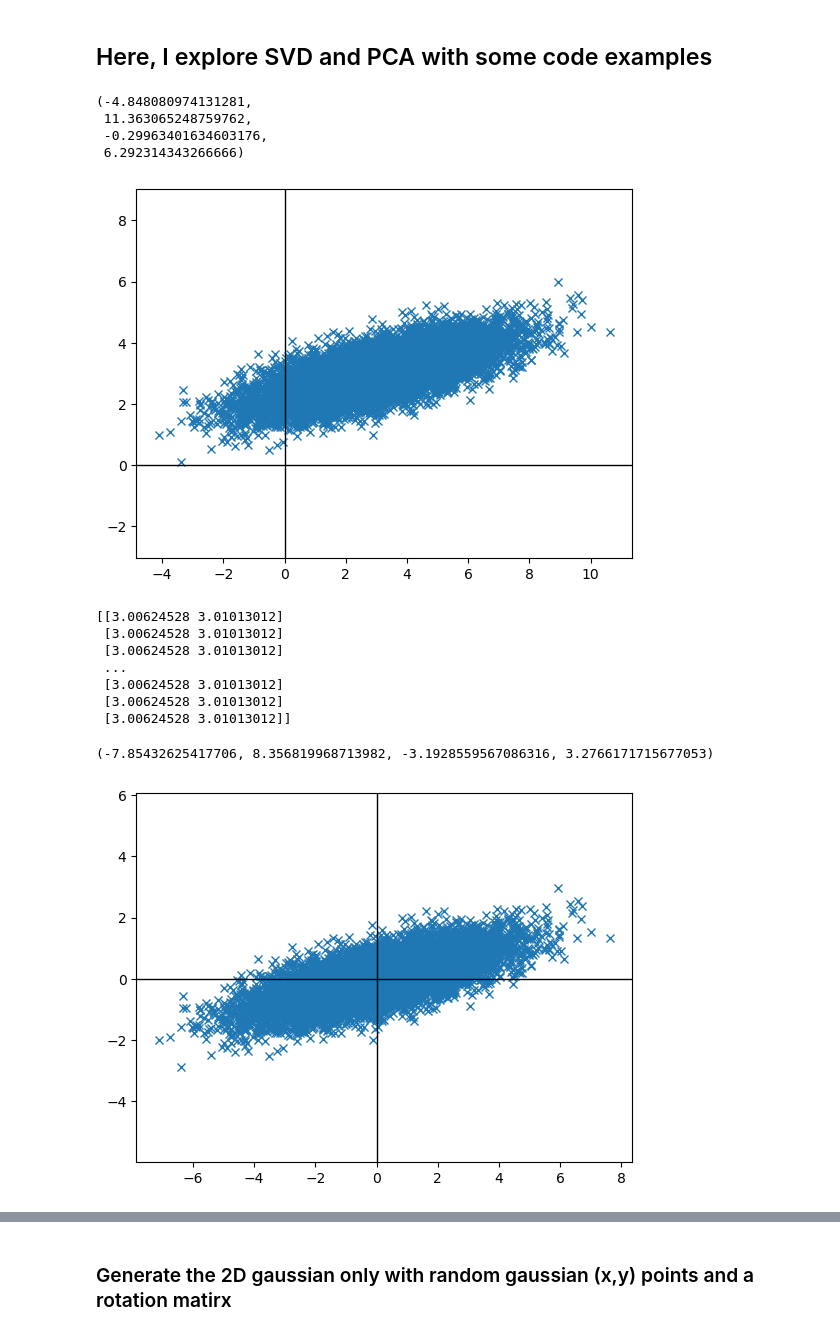
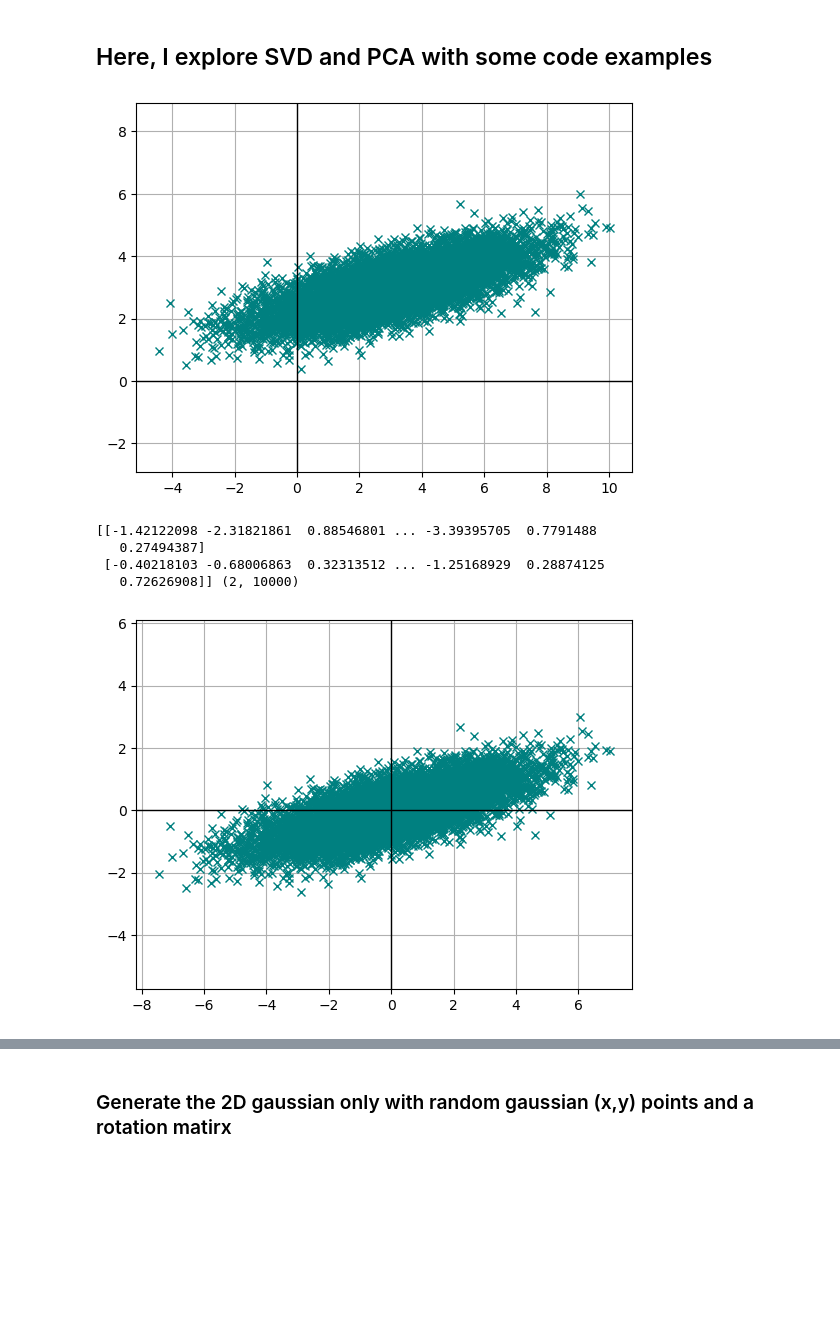
Before and after one commit to Veit21/ml_basics, a Jupyter notebook: notebooks/pca_test.ipynb, the cells around one changed output, grey strips where cells are left out. Drawn from its saved outputs; the diff is of its cells as text; code cells hidden in the pictures; blank space fills up the shorter version.

```diff
--- a/notebooks/pca_test.ipynb
+++ b/notebooks/pca_test.ipynb
@@ -11,42 +13,36 @@ cov = [[4, 1], [1, 0.5]]
 # %%
 x, y = np.random.multivariate_normal(mean, cov, 10000).T
 # %%
-plt.plot(x, y, 'x')
+plt.plot(x, y, 'x', color='teal')
 plt.axvline(0, color='black', linewidth=1)
 plt.axhline(0, color='black', linewidth=1)
 plt.axis('equal')
+plt.grid()
 # %% [output]
-(-4.848080974131281,
- 11.363065248759762,
- -0.29963401634603176,
- 6.292314343266666)
-[figure, old version]
+[figure, new version]
 # %%
 ## Try to retrieve the covariance matrix with the data points
 # Construct design matrix
-X = np.stack([x, y]).T      # 10,000 x 2 matrix - 10,000 entries, x and y are columns
+X = np.stack([x, y])      # 2 x 10,000 matrix - 10,000 entries, x and y are rows
 
 # Get the mean rows:
-mean_row = np.mean(X, axis=0)   # should be approx. (3, 3)
-X_mean = np.tile(mean_row, (X.shape[0], 1))     # repeat mean row 10,000 times in axis 1
-X_centered = X - X_mean     # center the (x,y) coordinates of X
-print(X_mean)
+mean_row = np.mean(X, axis=1)                   # should be approx. (3, 3)
+X_mean = np.tile(mean_row, (X.shape[1], 1)).T   # repeat mean row 10,000 times in axis 1 and transpose
+X_centered = X - X_mean                         # center the (x,y) coordinates of X
+print(X_centered, X_centered.shape)
 # %% [output]
-[[3.00624528 3.01013012]
- [3.00624528 3.01013012]
- [3.00624528 3.01013012]
- ...
- [3.00624528 3.01013012]
- [3.00624528 3.01013012]
- [3.00624528 3.01013012]]
+[[-1.42122098 -2.31821861  0.88546801 ... -3.39395705  0.7791488
+   0.27494387]
+ [-0.40218103 -0.68006863  0.32313512 ... -1.25168929  0.28874125
+   0.72626908]] (2, 10000)
 # %%
 # Plot centered distribution
-plt.plot(X_centered[:,0], X_centered[:,1], 'x')
+plt.plot(X_centered[0,:], X_centered[1,:], 'x', color='teal')
 plt.axvline(0, color='black', linewidth=1)
 plt.axhline(0, color='black', linewidth=1)
 plt.axis('equal')
+plt.grid()
 # %% [output]
-(-7.85432625417706, 8.356819968713982, -3.1928559567086316, 3.2766171715677053)
-[figure, old version]
+[figure, new version]
 # %%
 # Calculate covariance/correlation matrix of centered design matirx
```
Also changed, not shown: parts of 17 cells of this notebook, 2 other files.
